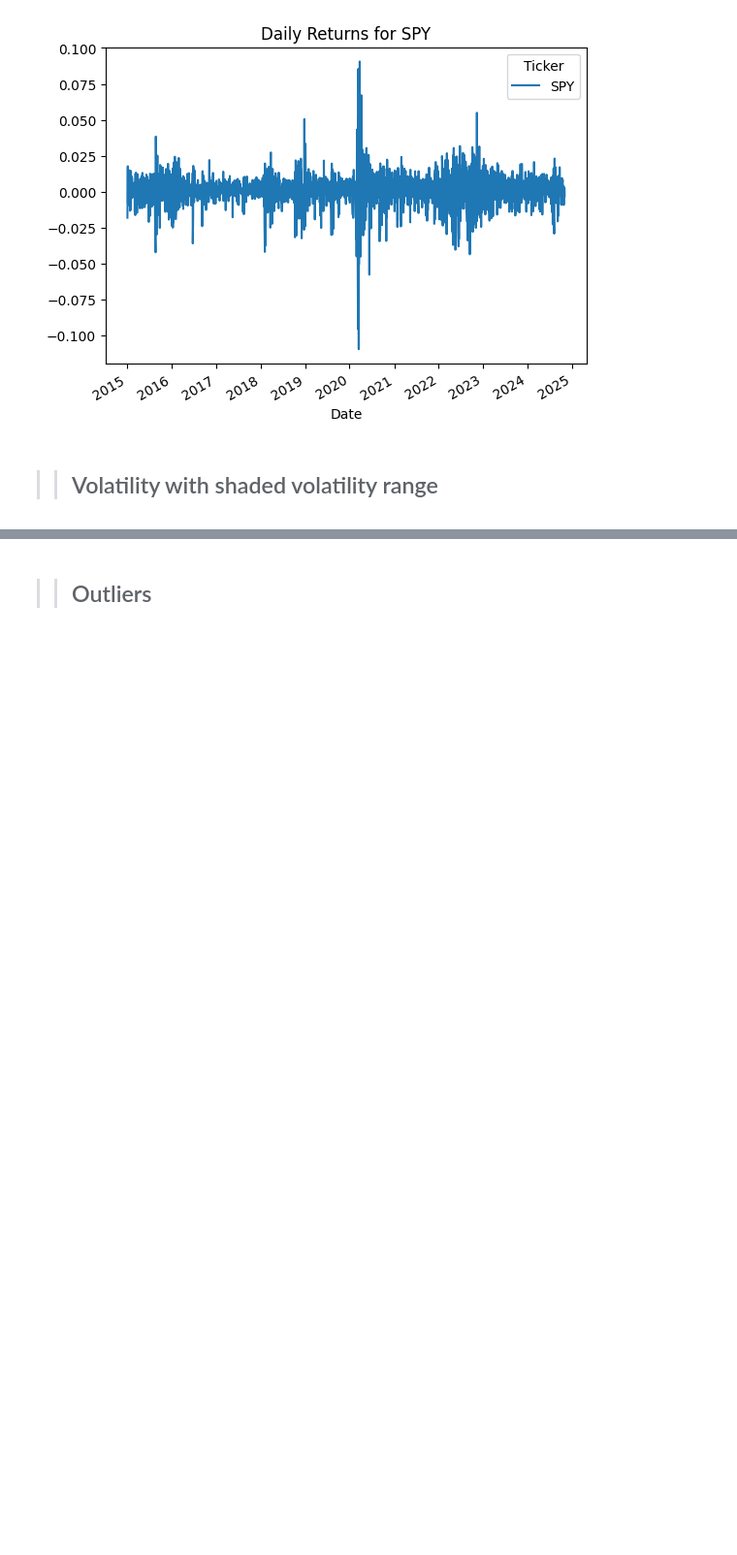
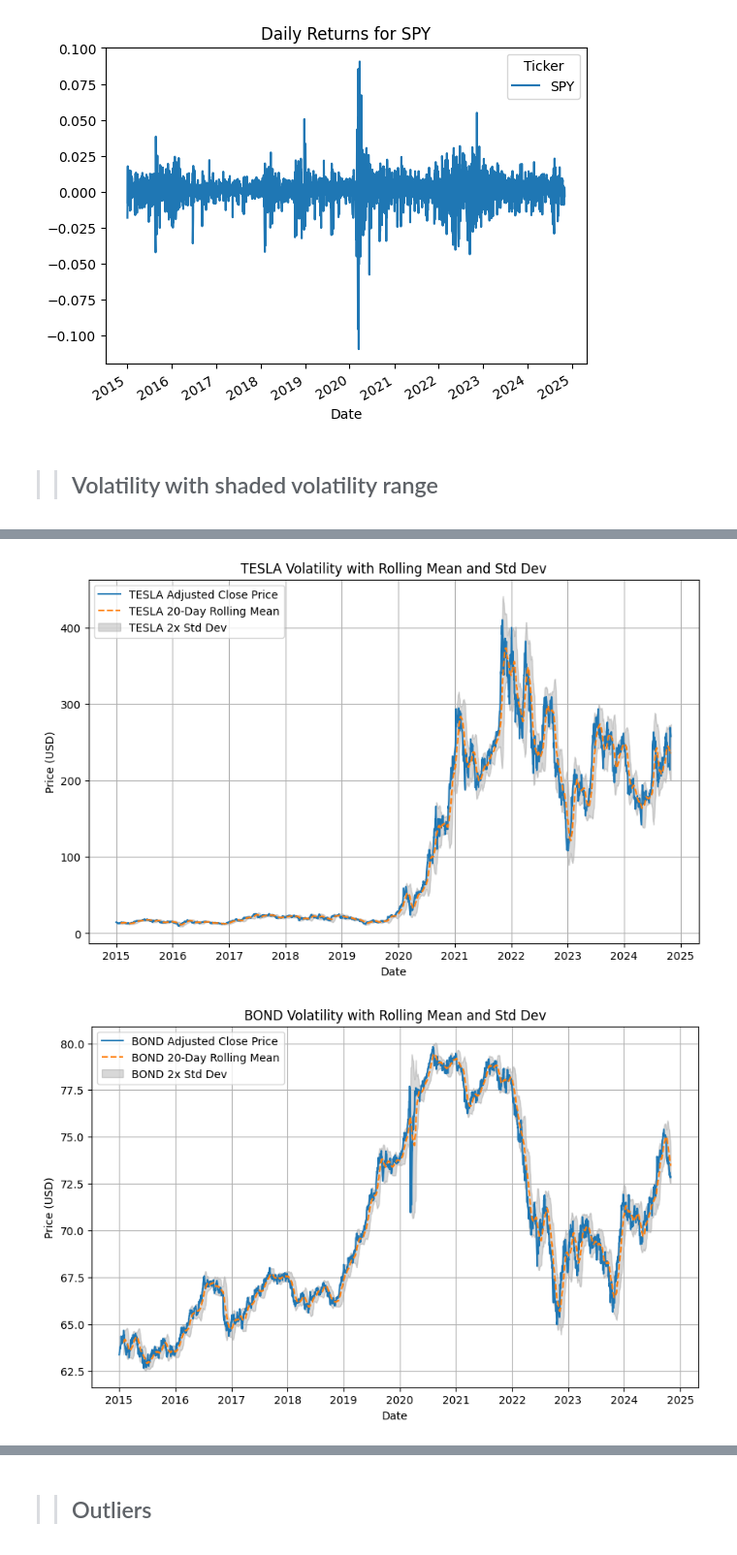
Before and after one commit to amannnnnyyyy/Finance-Forecast-Portfolio-Optimizer, a Jupyter notebook: notebooks/portfoliomgt.ipynb, the cells around one changed output, grey strips where cells are left out. Shown at 97% size. Cells and saved outputs as stored; diff of their text form; code cells hidden in the pictures; blank space fills up the shorter version.

```diff
--- a/notebooks/portfoliomgt.ipynb
+++ b/notebooks/portfoliomgt.ipynb
@@ -129,0 +101,6 @@ for asset, data in all_data.items():
+# %%
+from scripts.visualizations import *
+volatility(all_data)
+# %% [output]
+[figure, added]
+[figure, added]
```
Also changed, not shown: parts of 25 cells of this notebook, 3 other files.
